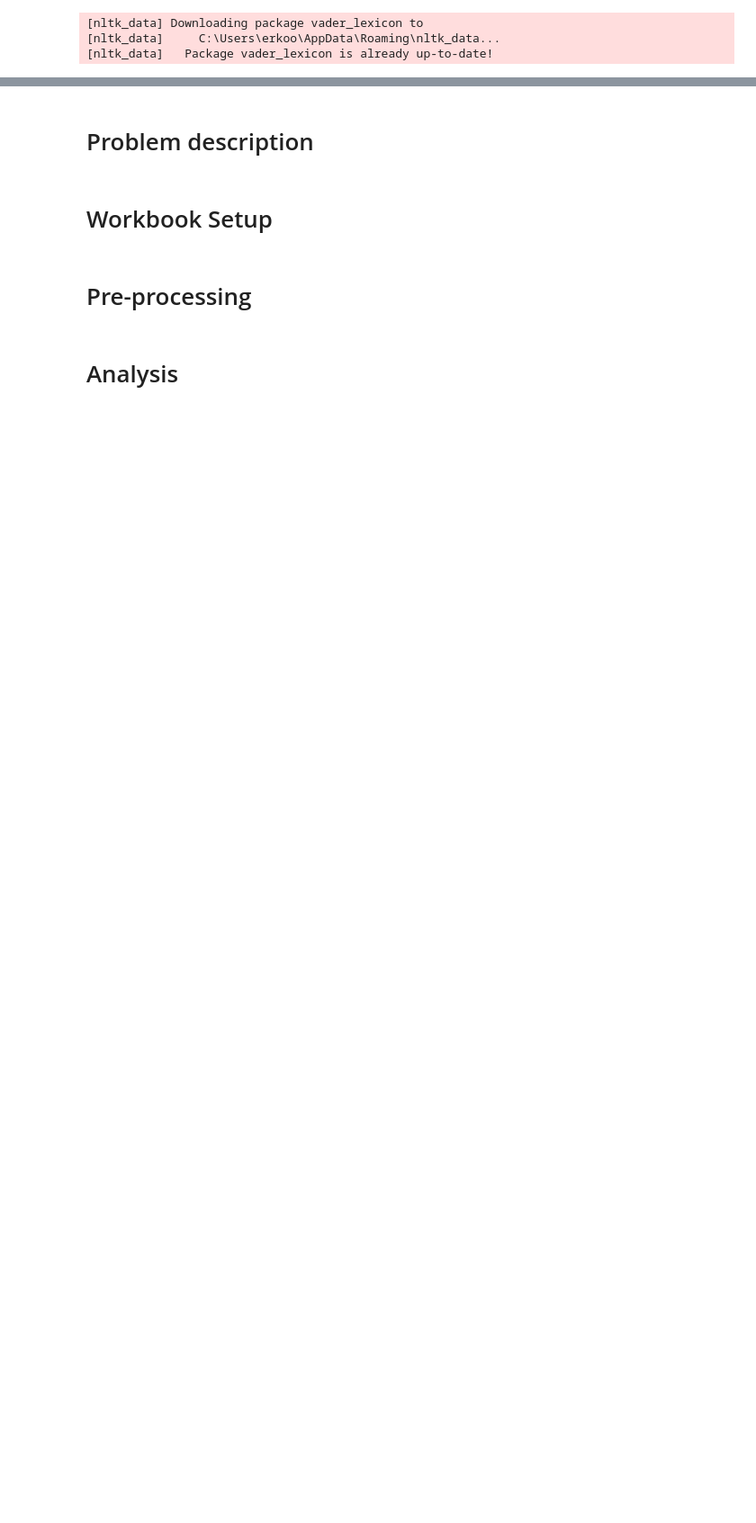
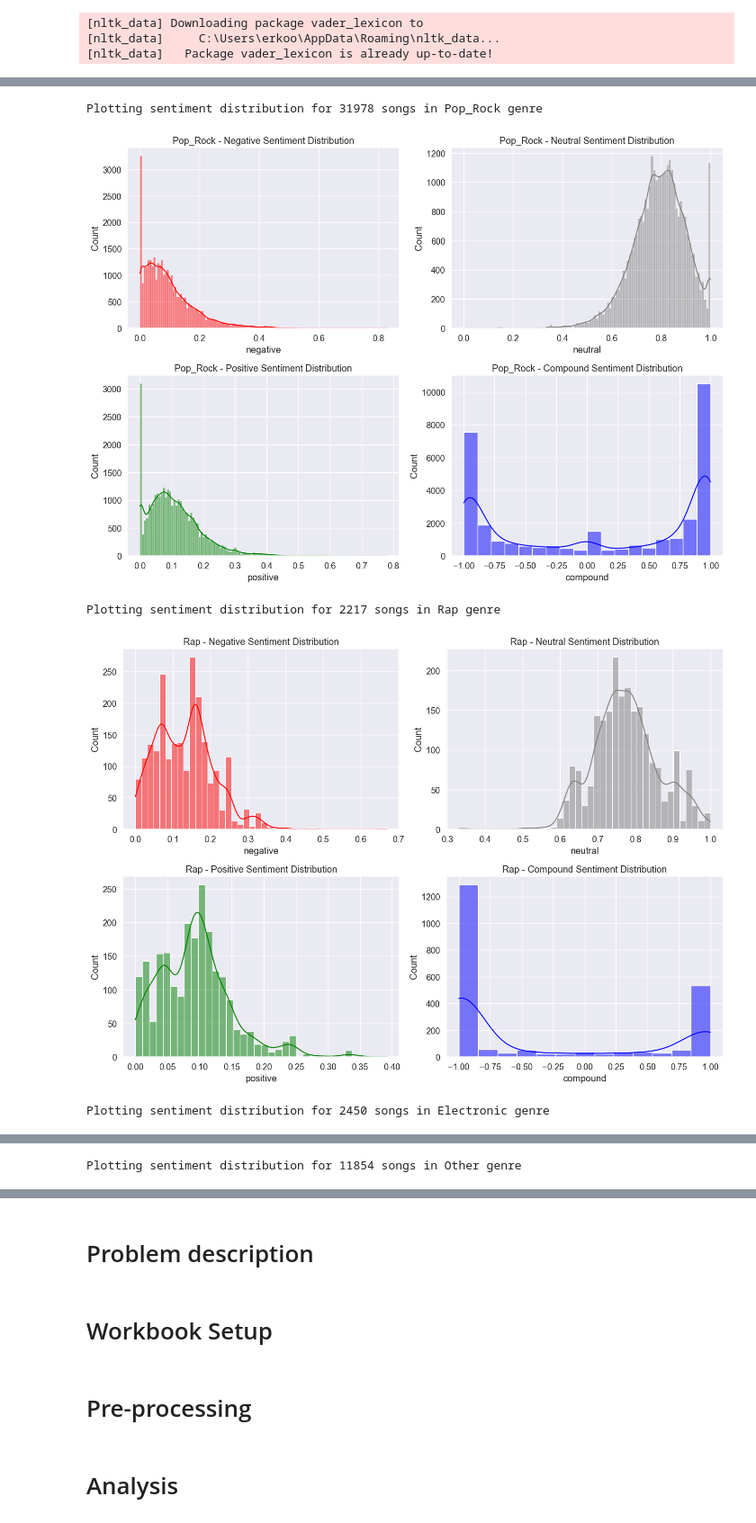
Before and after one commit to eagning1/DE1-G29, a Jupyter notebook: DE1_G29.ipynb, the cells around one changed output, grey strips where cells are left out. Shown at 90% size. Saved outputs shown, nothing was run; the diff lists cells and outputs as text; code cells hidden in the pictures; blank space fills up the shorter version.

```diff
--- a/DE1_G29.ipynb
+++ b/DE1_G29.ipynb
@@ -628,0 +806,19 @@ Training SVM classifier for genre prediction...
+# %%
+# Target genres
+target_genres = ['Pop_Rock', 'Rap', 'Electronic', 'Other']
+# Get the data from your results
+merged_data = results['merged_data_with_genre']
+sentiment_df = results['sentiment']
+
+# Plot sentiment distribution for each genre
+for genre in target_genres:
+    fig, axs = analyzer.plot_genre_sentiment_distribution(genre, sentiment_df, merged_data)
+    if fig:
+        plt.figure(fig.number)
+        plt.show()
+# %% [output]
+Plotting sentiment distribution for 31978 songs in Pop_Rock genre
+[figure, added]
+Plotting sentiment distribution for 2217 songs in Rap genre
+[figure, added]
+Plotting sentiment distribution for 2450 songs in Electronic genre
@@ -628,0 +826 @@ Training SVM classifier for genre prediction...
+Plotting sentiment distribution for 11854 songs in Other genre
```
Also changed, not shown: parts of 13 cells of this notebook.
